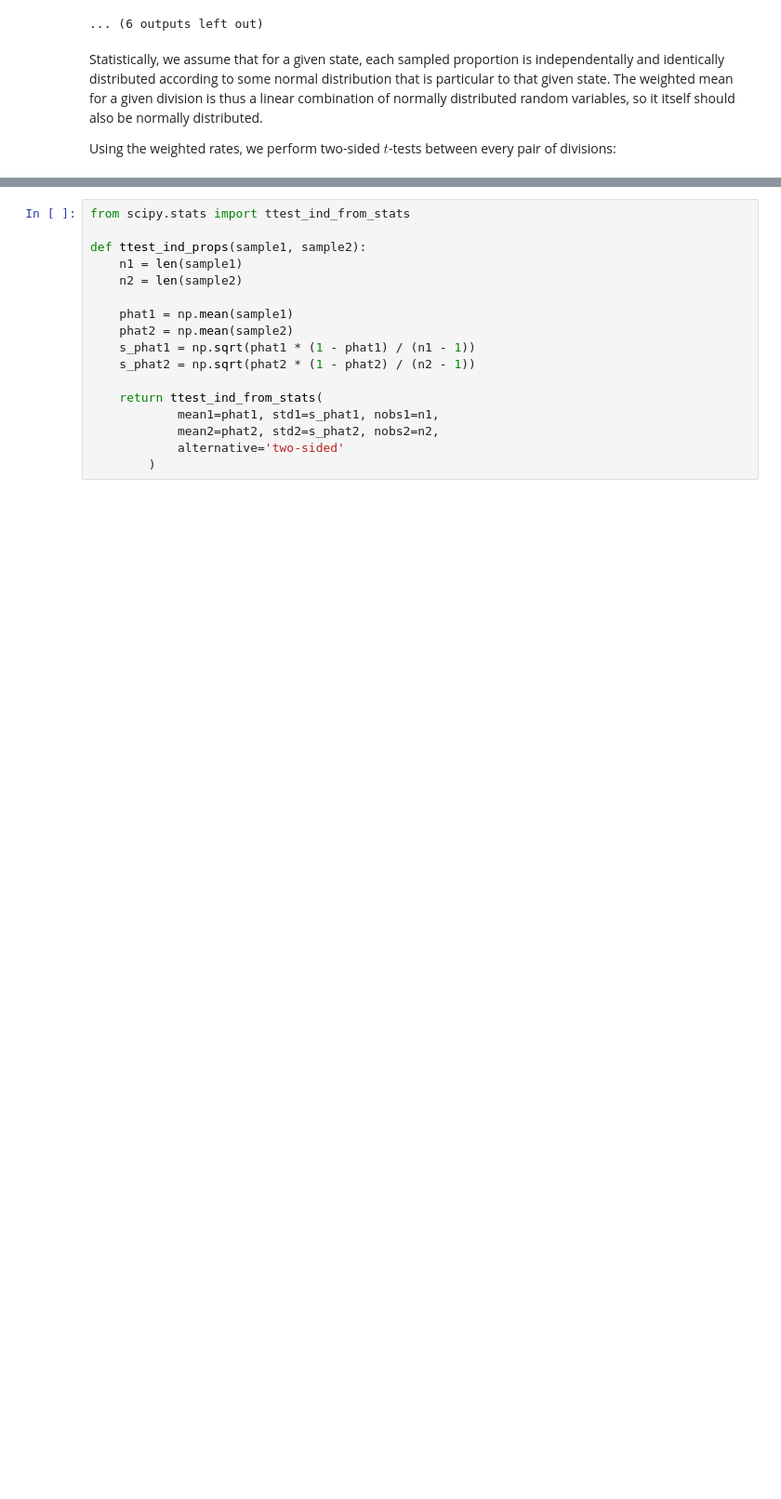
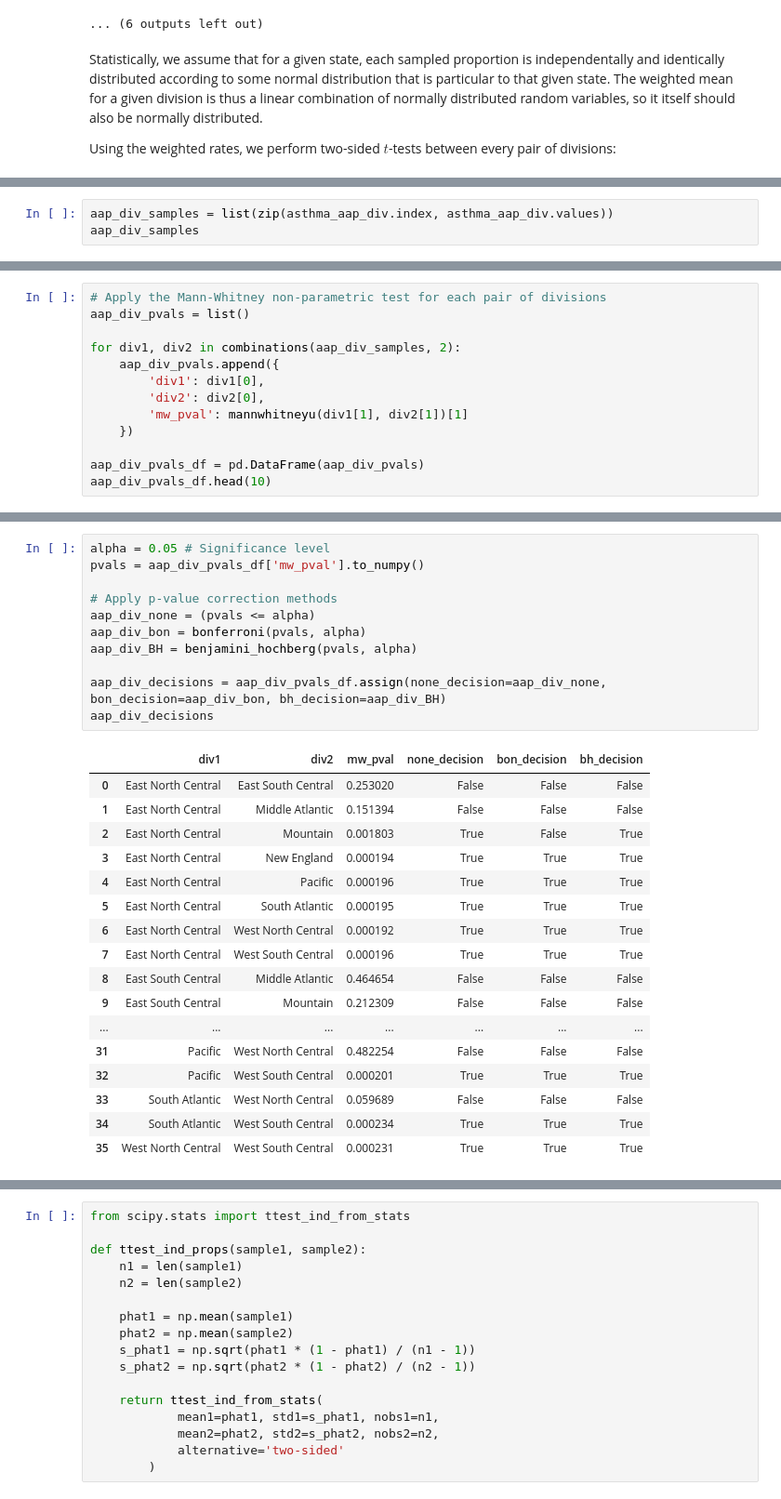
Before and after one commit to PowerOfAPoint/data102-fa21-final-proj, a Jupyter notebook: data102-steven.ipynb, the cells around one changed output, grey strips where cells are left out. Shown at 93% size. Cells and saved outputs as stored; diff of their text form; blank space fills up the shorter version.

```diff
--- a/data102-steven.ipynb
+++ b/data102-steven.ipynb
@@ -252,0 +240,3 @@ divs
+# %%
+aap_div_samples = list(zip(asthma_aap_div.index, asthma_aap_div.values))
+aap_div_samples
@@ -252,0 +266,13 @@ divs
+# %%
+# Apply the Mann-Whitney non-parametric test for each pair of divisions
+aap_div_pvals = list()
+
+for div1, div2 in combinations(aap_div_samples, 2):
+    aap_div_pvals.append({
+        'div1': div1[0],
+        'div2': div2[0],
+        'mw_pval': mannwhitneyu(div1[1], div2[1])[1]
+    })
+
+aap_div_pvals_df = pd.DataFrame(aap_div_pvals)
+aap_div_pvals_df.head(10)
@@ -252,0 +335,29 @@ divs
+# %%
+alpha = 0.05 # Significance level
+pvals = aap_div_pvals_df['mw_pval'].to_numpy()
+
+# Apply p-value correction methods
+aap_div_none = (pvals <= alpha)
+aap_div_bon = bonferroni(pvals, alpha)
+aap_div_BH = benjamini_hochberg(pvals, alpha)
+
+aap_div_decisions = aap_div_pvals_df.assign(none_decision=aap_div_none, bon_decision=aap_div_bon, bh_decision=aap_div_BH)
+aap_div_decisions
+# %% [output]
+|  | div1 | div2 | mw_pval | none_decision | bon_decision | bh_decision |
+| 0 | East North Central | East South Central | 0.253020 | False | False | False |
+| 1 | East North Central | Middle Atlantic | 0.151394 | False | False | False |
+| 2 | East North Central | Mountain | 0.001803 | True | False | True |
+| 3 | East North Central | New England | 0.000194 | True | True | True |
+| 4 | East North Central | Pacific | 0.000196 | True | True | True |
+| 5 | East North Central | South Atlantic | 0.000195 | True | True | True |
+| 6 | East North Central | West North Central | 0.000192 | True | True | True |
+| 7 | East North Central | West South Central | 0.000196 | True | True | True |
+| 8 | East South Central | Middle Atlantic | 0.464654 | False | False | False |
+| 9 | East South Central | Mountain | 0.212309 | False | False | False |
+| ... | ... | ... | ... | ... | ... | ... |
+| 31 | Pacific | West North Central | 0.482254 | False | False | False |
+| 32 | Pacific | West South Central | 0.000201 | True | True | True |
+| 33 | South Atlantic | West North Central | 0.059689 | False | False | False |
+| 34 | South Atlantic | West South Central | 0.000234 | True | True | True |
+| 35 | West North Central | West South Central | 0.000231 | True | True | True |
```
Also changed, not shown: parts of 27 cells of this notebook.
